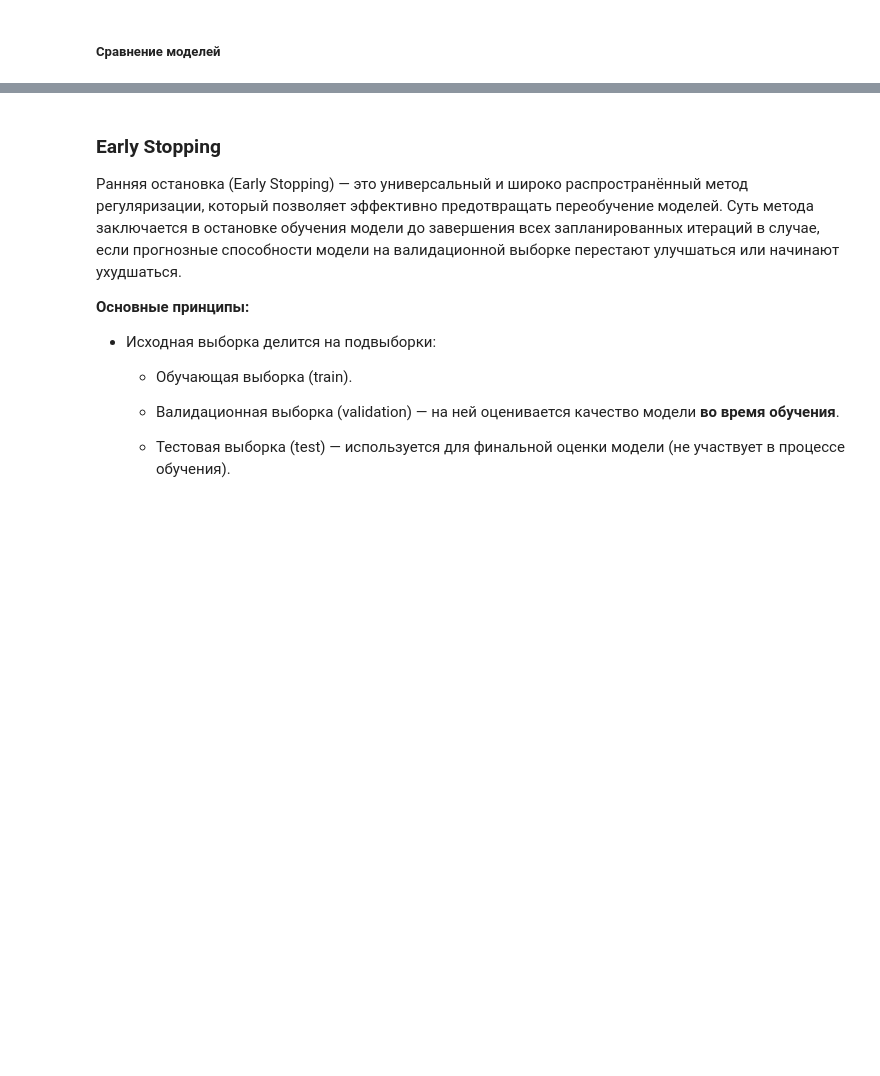
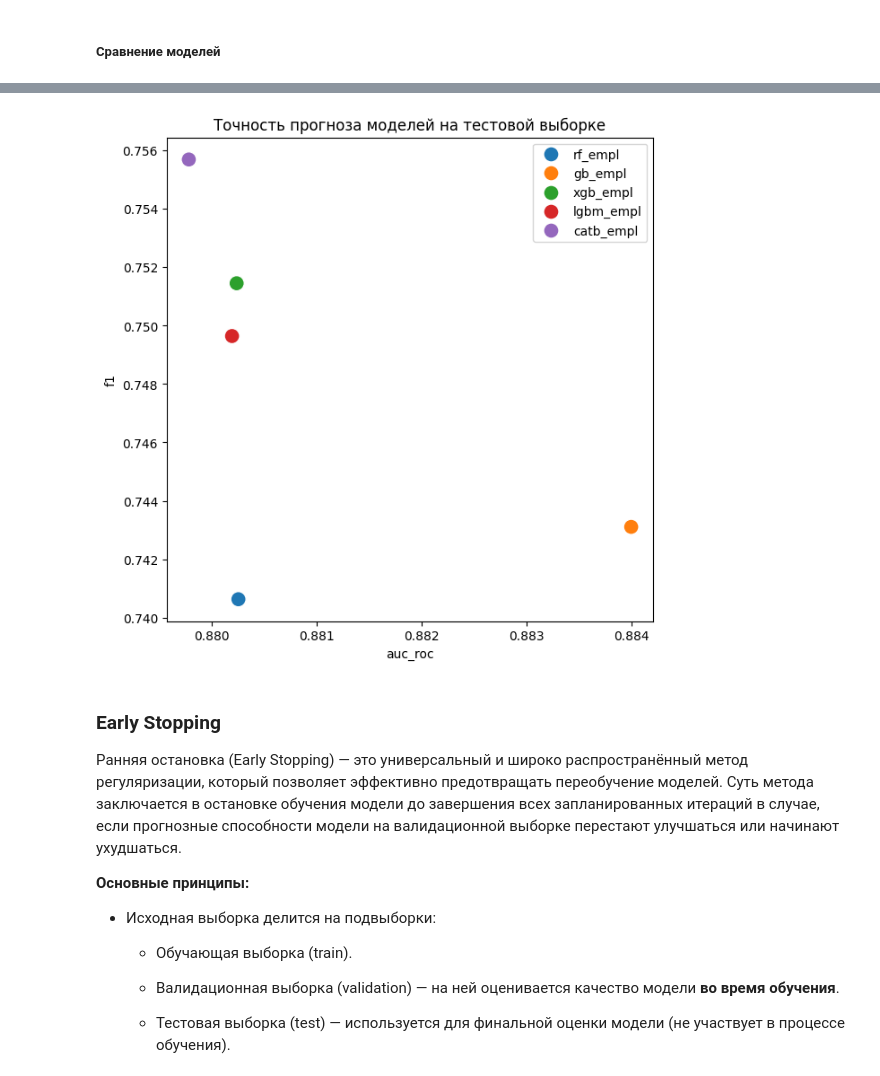
Before and after one commit to 2813/ODS-homework, a Jupyter notebook: 06_ODS_ML.ipynb, the cells around one changed output, grey strips where cells are left out. Drawn from its saved outputs; the diff is of its cells as text; code cells hidden in the pictures; blank space fills up the shorter version.

```diff
--- a/06_ODS_ML.ipynb
+++ b/06_ODS_ML.ipynb
@@ -616,7 +709,7 @@ print('{:.4f}'.format(xgb_empl.cv_results_['mean_fit_time'].mean()))
 # Подберите оптимальные гиперпараметры обучения lgbm_empl с помощью RandomizedSearchCV
 # Не забудьте зафиксировать RANDOM_STATE
 
-estimator = ... # verbose=-1
+estimator = LGBMClassifier(random_state=RANDOM_STATE, verbose=-1) # verbose=-1
 params = {
     'max_depth': range(1, 11),
     'n_estimators': range(50, 300),
@@ -626,4 +719,12 @@ n_iter = 50
 scoring = 'roc_auc'
 cv = 5
 
-lgbm_empl = ...
+lgbm_empl = RandomizedSearchCV(
+    estimator=estimator,
+    param_distributions=params,
+    n_iter=n_iter,
+    scoring=scoring,
+    cv=cv,
+    random_state=RANDOM_STATE,
+    n_jobs=-1
+).fit(X_empl_train_onehot, y_empl_train)
@@ -639,14 +748,15 @@ print('{:.4f}'.format(lgbm_empl.cv_results_['mean_fit_time'].mean()))
 # На тестовой выборке оцените AUC и f1 для модели lgbm_empl
 # Добавьте результат в empl_results
 
-...
+empl_results.loc['lgbm_empl', 'auc_roc'] = roc_auc_score(y_empl_test, lgbm_empl.predict_proba(X_empl_test_onehot)[:,1])
+empl_results.loc['lgbm_empl', 'f1'] = f1_score(y_empl_test, lgbm_empl.predict(X_empl_test_onehot))
 # %% [markdown]
 ##### `catb_empl` (CatBoostClassifier)
 # %%
 # Подберите оптимальные гиперпараметры обучения catb_empl с помощью RandomizedSearchCV
 # Не забудьте зафиксировать RANDOM_STATE
 
-estimator = CatBoostClassifier(random_state=RANDOM_STATE, verbose=False, cat_features=...)
+estimator = CatBoostClassifier(random_state=RANDOM_STATE, verbose=False, cat_features=empl_cat_feat)
 params = {
     'max_depth': range(1, 11),
     'n_estimators': range(50, 300),
@@ -656,4 +766,12 @@ n_iter = 50
 scoring = 'roc_auc'
 cv = 5
 
-...
+catb_empl = RandomizedSearchCV(
+    estimator=estimator,
+    param_distributions=params,
+    n_iter=n_iter,
+    scoring=scoring,
+    cv=cv,
+    random_state=RANDOM_STATE,
+    n_jobs=-1
+).fit(X_empl_train, y_empl_train)
@@ -669,7 +795,8 @@ print('{:.4f}'.format(catb_empl.cv_results_['mean_fit_time'].mean()))
 # На тестовой выборке оцените AUC и f1 для модели catb_empl
 # Добавьте результат в empl_results
 
-...
+empl_results.loc['catb_empl', 'auc_roc'] = roc_auc_score(y_empl_test, catb_empl.predict_proba(X_empl_test)[:,1])
+empl_results.loc['catb_empl', 'f1'] = f1_score(y_empl_test, catb_empl.predict(X_empl_test))
 # %% [markdown]
 ##### Сравнение моделей
 # %%
@@ -679,11 +814,13 @@ empl_results
 # %%
 # Визуализируйте качество прогноза моделей, построив график f1 ~ AUC
 
 plt.figure(figsize=(7, 7))
 plt.title('Точность прогноза моделей на тестовой выборке')
-ax = sns.scatterplot(data=empl_results, x=..., y=..., hue='model', s=150)
+ax = sns.scatterplot(data=empl_results, x=empl_results['auc_roc'], y=empl_results["f1"], hue='model', s=150)
 plt.legend()
 plt.show()
+# %% [output]
+[figure, added]
 # %% [markdown]
 ### **Early Stopping**
 
```
Also changed, not shown: parts of 51 cells of this notebook.
